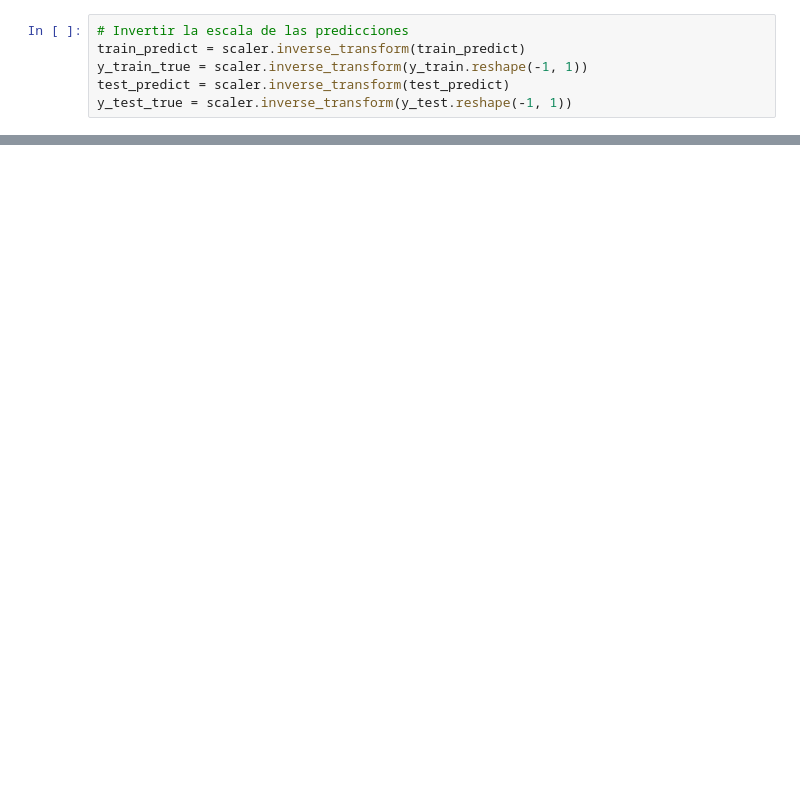
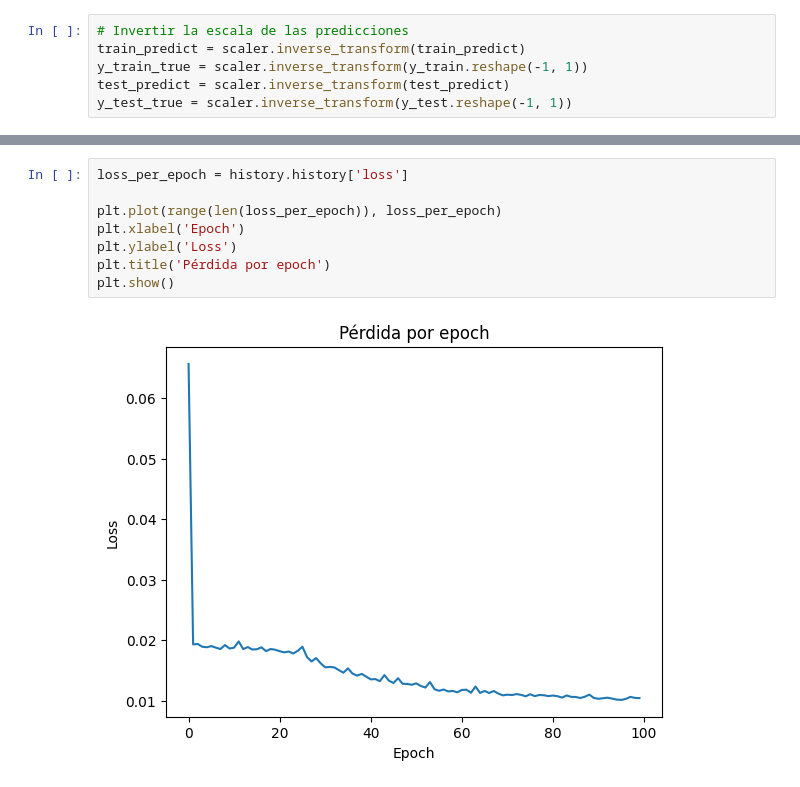
Before and after one commit to JuanDavidPerdomo/forecasting-divvy-bike-rides, a Jupyter notebook: simple-LSTM.ipynb, the cells around one changed output, grey strips where cells are left out. Drawn from its saved outputs; the diff is of its cells as text; blank space fills up the shorter version.

```diff
--- a/simple-LSTM.ipynb
+++ b/simple-LSTM.ipynb
@@ -129,0 +126,10 @@ plt.show()
+# %%
+loss_per_epoch = history.history['loss']
+
+plt.plot(range(len(loss_per_epoch)), loss_per_epoch)
+plt.xlabel('Epoch')
+plt.ylabel('Loss')
+plt.title('Pérdida por epoch')
+plt.show()
+# %% [output]
+[figure, added]
```
Also changed, not shown: parts of 4 cells of this notebook, 1 other file.
